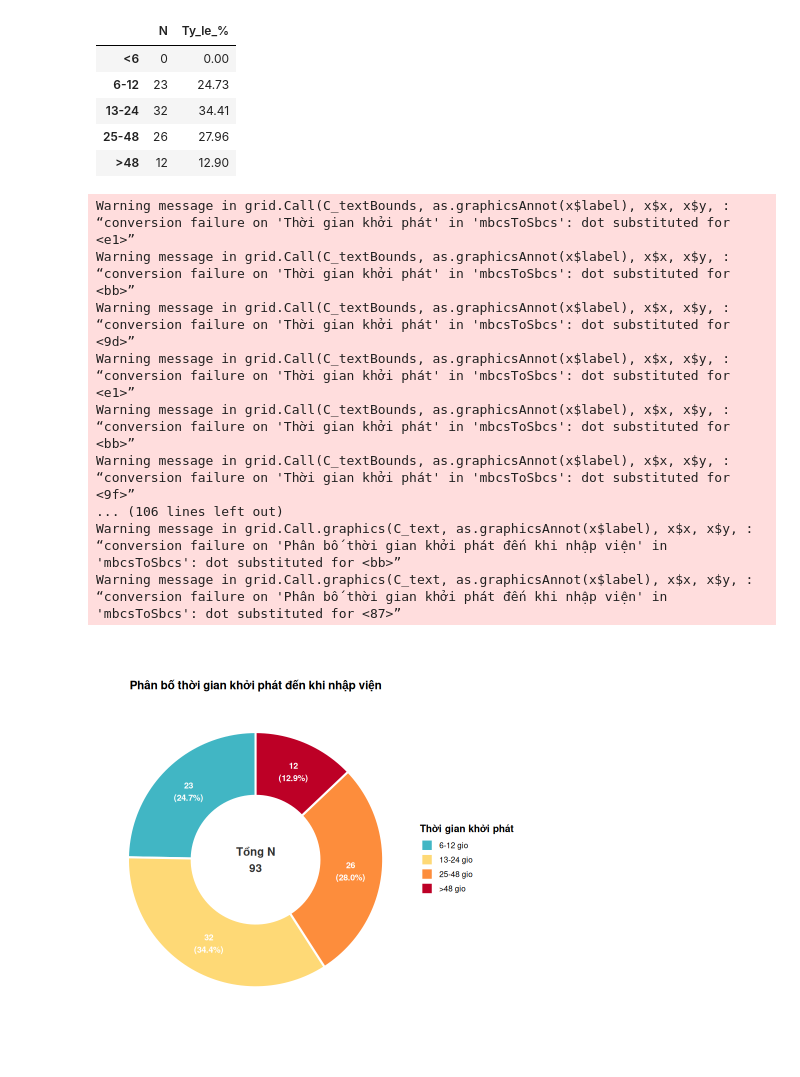
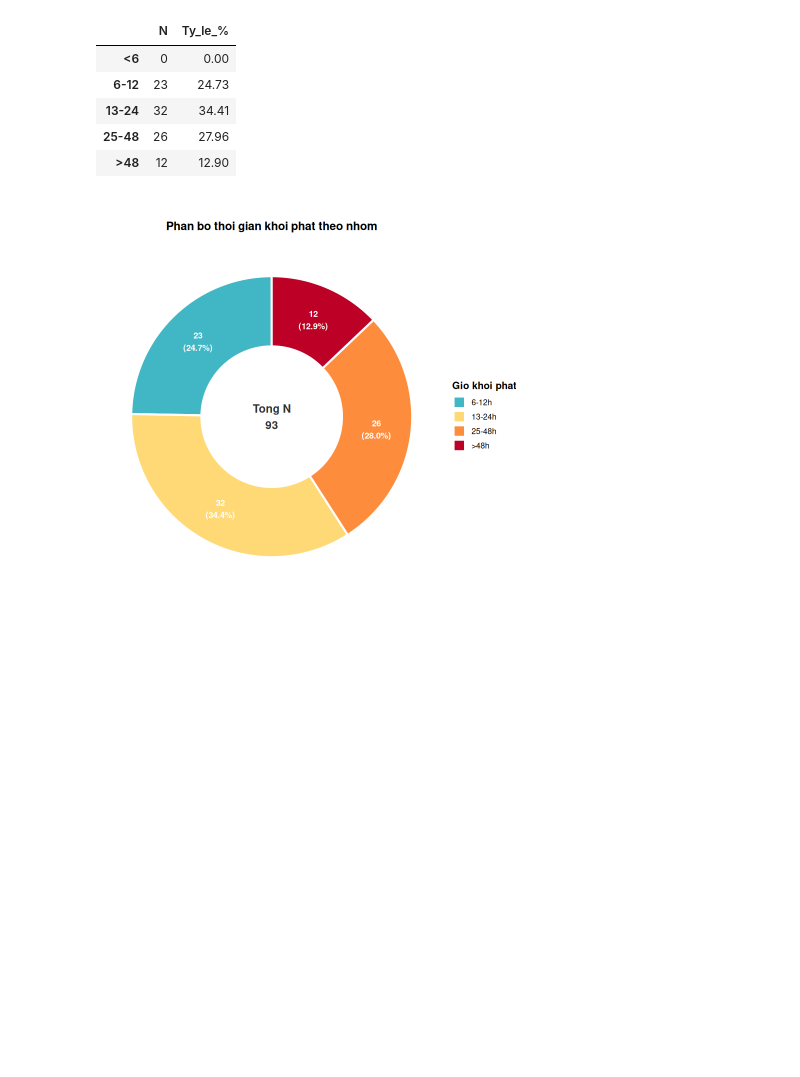
Before and after one commit to AslanPhamm/HTG-Hypertriglyceridemia-induced-acute-pancreatitis, a Jupyter notebook: Data_analyzed.ipynb, the cells around one changed output. Saved outputs shown, nothing was run; the diff lists cells and outputs as text; code cells hidden in the pictures; blank space fills up the shorter version.

```diff
--- a/Data_analyzed.ipynb
+++ b/Data_analyzed.ipynb
@@ -574,7 +548,7 @@ df_donut <- df %>%
     nhom_gio = cut(
       gio_khoi_phat,
       breaks = c(-Inf, 5.99, 12, 24, 48, Inf),
-      labels = c("<6 gio", "6-12 gio", "13-24 gio", "25-48 gio", ">48 gio"),
+      labels = c("<6h", "6-12h", "13-24h", "25-48h", ">48h"),
       right = TRUE
     )
   ) %>%
@@ -593,56 +567,39 @@ p_donut <- ggplot(df_donut, aes(x = 2, y = pct, fill = nhom_gio)) +
   geom_text(
     aes(label = label_text),
     position = position_stack(vjust = 0.5),
     size = 3.6,
     fontface = "bold",
     color = "white"
   ) +
   # Hiển thị tổng số ca ở trung tâm
   annotate(
     "text", x = 0.5, y = 0,
-    label = paste0("Tổng N\n", sum(df_donut$n)),
+    label = paste0("Tong N\n", sum(df_donut$n)),
     size = 4.8, fontface = "bold", color = "gray20"
   ) +
   scale_fill_manual(
     values = c(
-      "<6 gio"    = "#2b5c8f",
-      "6-12 gio"  = "#41b6c4",
-      "13-24 gio" = "#fed976",
-      "25-48 gio" = "#fd8d3c",
-      ">48 gio"   = "#bd0026"
+      "<6h"    = "#2b5c8f",
+      "6-12h"  = "#41b6c4",
+      "13-24h" = "#fed976",
+      "25-48h" = "#fd8d3c",
+      ">48h"   = "#bd0026"
     ),
-    name = "Thời gian khởi phát"
+    name = "Gio khoi phat"
   ) +
   labs(
-    title = "Phân bố thời gian khởi phát đến khi nhập viện",
+    title = "Phan bo thoi gian khoi phat theo nhom",
     x = NULL,
     y = NULL
   ) +
   theme_void(base_size = 12) +
   theme(
     plot.title = element_text(face = "bold", hjust = 0.5, size = 14, margin = margin(b = 10)),
     legend.position = "right",
     legend.title = element_text(face = "bold")
   )
 
 # Hiển thị biểu đồ
 p_donut
 # %% [output]
-Warning message in grid.Call(C_textBounds, as.graphicsAnnot(x$label), x$x, x$y, :
-“conversion failure on 'Thời gian khởi phát' in 'mbcsToSbcs': dot substituted for <e1>”
-Warning message in grid.Call(C_textBounds, as.graphicsAnnot(x$label), x$x, x$y, :
-“conversion failure on 'Thời gian khởi phát' in 'mbcsToSbcs': dot substituted for <bb>”
-Warning message in grid.Call(C_textBounds, as.graphicsAnnot(x$label), x$x, x$y, :
-“conversion failure on 'Thời gian khởi phát' in 'mbcsToSbcs': dot substituted for <9d>”
-Warning message in grid.Call(C_textBounds, as.graphicsAnnot(x$label), x$x, x$y, :
-“conversion failure on 'Thời gian khởi phát' in 'mbcsToSbcs': dot substituted for <e1>”
-Warning message in grid.Call(C_textBounds, as.graphicsAnnot(x$label), x$x, x$y, :
-“conversion failure on 'Thời gian khởi phát' in 'mbcsToSbcs': dot substituted for <bb>”
-Warning message in grid.Call(C_textBounds, as.graphicsAnnot(x$label), x$x, x$y, :
-“conversion failure on 'Thời gian khởi phát' in 'mbcsToSbcs': dot substituted for <9f>”
-... (106 lines left out)
-Warning message in grid.Call.graphics(C_text, as.graphicsAnnot(x$label), x$x, x$y, :
-“conversion failure on 'Phân bố thời gian khởi phát đến khi nhập viện' in 'mbcsToSbcs': dot substituted for <bb>”
-Warning message in grid.Call.graphics(C_text, as.graphicsAnnot(x$label), x$x, x$y, :
-“conversion failure on 'Phân bố thời gian khởi phát đến khi nhập viện' in 'mbcsToSbcs': dot substituted for <87>”
-[figure, old version]
+[figure, new version]
```
Also changed, not shown: parts of 4 cells of this notebook, 4 other files.
